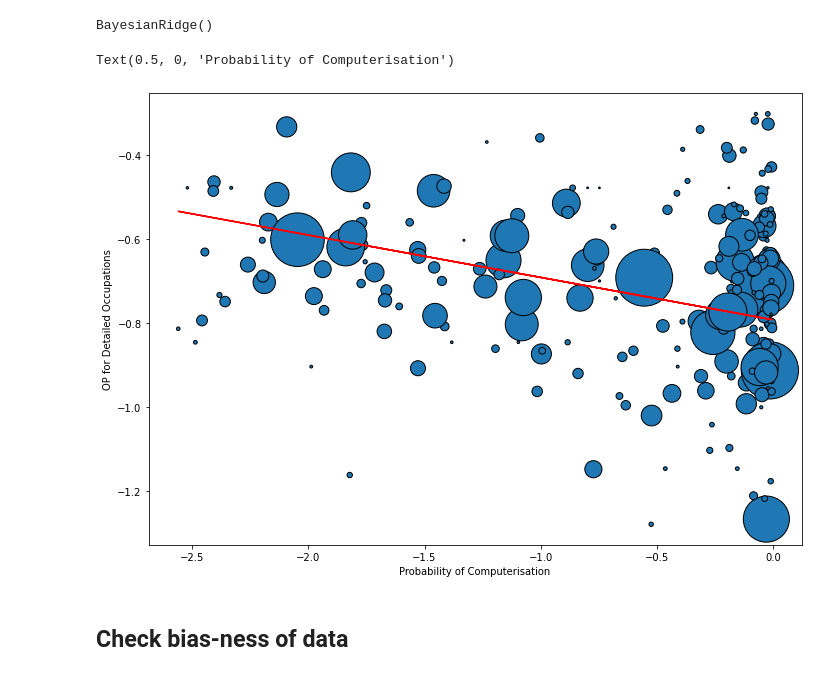
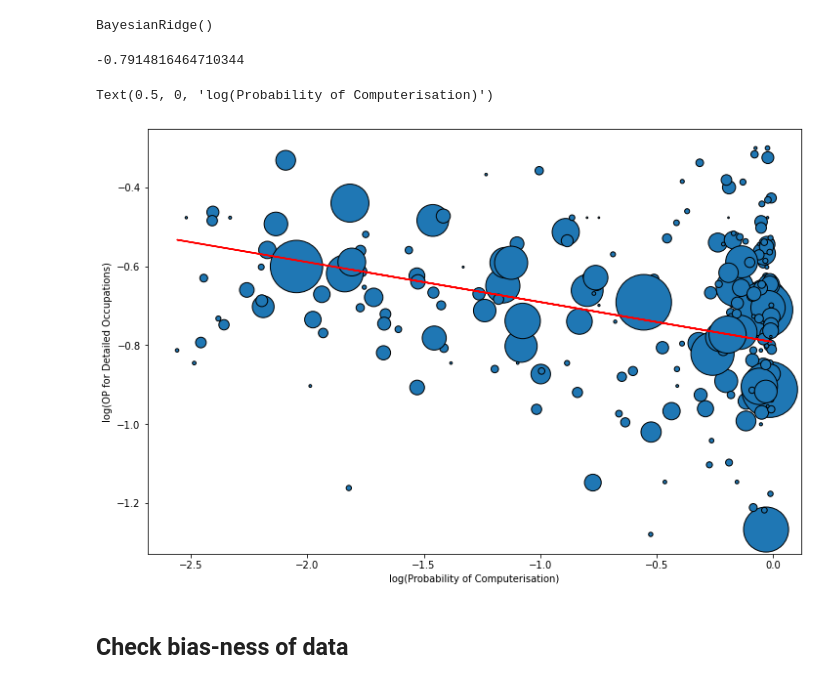
Before and after one commit to terencetan-c/4YP-The-Future-of-Work, a Jupyter notebook: Data modelling/Data modelling OP.ipynb, the cells around one changed output. Saved outputs shown, nothing was run; the diff lists cells and outputs as text; code cells hidden in the pictures.

```diff
--- a/Data modelling/Data modelling OP.ipynb
+++ b/Data modelling/Data modelling OP.ipynb
@@ -419,7 +419,7 @@ pd.DataFrame(x_training)[0].corr(pd.DataFrame(y_training)[0],method='pearson')
 from sklearn import linear_model, datasets
 
 # Robustly fit linear model with RANSAC algorithm
-ransac = linear_model.RANSACRegressor(max_trials=1000)
+ransac = linear_model.RANSACRegressor(max_trials=5000,loss='squared_loss',stop_n_inliers=100)
 ransac.fit(x_training, y_training,weights)
 inlier_mask = ransac.inlier_mask_
 outlier_mask = np.logical_not(inlier_mask)
@@ -430,7 +430,7 @@ line_X = np.array([x_training.min(), x_training.max()]).reshape(-1,1)
 line_y_ransac = ransac.predict(line_X)
 
 fig, ax = plt.subplots()
-fig.set_size_inches(10, 7)
+fig.set_size_inches(12, 8)
 
 plt.scatter(
     x_training[inlier_mask], y_training[inlier_mask], color="yellowgreen", marker=".", label="Inliers",s=weights[inlier_mask]
@@ -441,11 +441,14 @@ plt.scatter(
 plt.plot(
     line_X,
     line_y_ransac,
-    color="cornflowerblue",
+    color="r",
     linewidth=2,
     label="RANSAC regressor",
 )
 
+plt.ylabel('log(OP for Detailed Occupations)')
+plt.xlabel('log(Probability of Computerisation)')
+
 plt.legend(markerscale=0.5)
 # %% [output]
 <matplotlib.legend.Legend at 0x...>
@@ -475,18 +484,22 @@ bayesreg = linear_model.BayesianRidge()
 bayesreg.fit(x_training,y_training.reshape(231,),weights)
 # %% [output]
 BayesianRidge()
+# %%
+bayesreg.intercept_
+# %% [output]
+-0.7914816464710344
 # %%
 fig, ax = plt.subplots()
-fig.set_size_inches(10, 7)
+fig.set_size_inches(12, 8)
 plt.scatter(x_training,y_training,s=weights,edgecolors='black')
 
 plt.plot(x_training,(x_training*bayesreg.coef_)+bayesreg.intercept_,color='r')
 
-plt.ylabel('OP for Detailed Occupations')
-plt.xlabel('Probability of Computerisation')
+plt.ylabel('log(OP for Detailed Occupations)')
+plt.xlabel('log(Probability of Computerisation)')
 # %% [output]
-Text(0.5, 0, 'Probability of Computerisation')
+Text(0.5, 0, 'log(Probability of Computerisation)')
-[figure, old version]
+[figure, new version]
 # %% [markdown]
 ## Check bias-ness of data
 # %%
```
Also changed, not shown: parts of 7 cells of this notebook, 9 other files.
